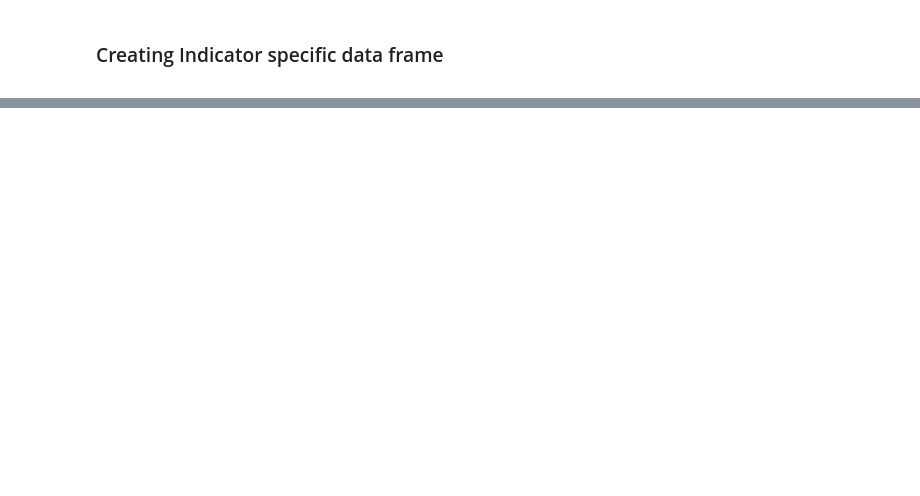
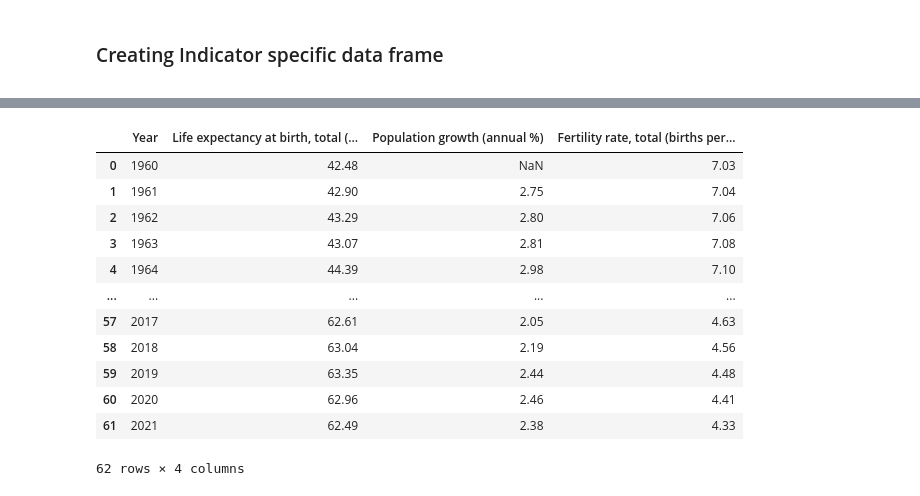
Before and after one commit to NajibAbdullahi/Demographics, a Jupyter notebook: PopulationStats.ipynb, the cells around one changed output, grey strips where cells are left out. Drawn from its saved outputs; the diff is of its cells as text; code cells hidden in the pictures; blank space fills up the shorter version.

```diff
--- a/PopulationStats.ipynb
+++ b/PopulationStats.ipynb
@@ -165,0 +208,22 @@ pop_ma_df=create_separate_frames('Population, male (% of total population)').ren
+# %%
+# Extract the required columns
+columns = ['Year', 'Life expectancy at birth, total (years)', 'Population growth (annual %)', 'Fertility rate, total (births per woman)']
+df_selected = df[columns]
+# Group the data by year and calculate the mean values
+df_grouped = df_selected.groupby('Year').mean().round(2).reset_index()
+
+df_grouped
+# %% [output]
+|  | Year | Life expectancy at birth, total (... | Population growth (annual %) | Fertility rate, total (births per... |
+| 0 | 1960 | 42.48 | NaN | 7.03 |
+| 1 | 1961 | 42.90 | 2.75 | 7.04 |
+| 2 | 1962 | 43.29 | 2.80 | 7.06 |
+| 3 | 1963 | 43.07 | 2.81 | 7.08 |
+| 4 | 1964 | 44.39 | 2.98 | 7.10 |
+| ... | ... | ... | ... | ... |
+| 57 | 2017 | 62.61 | 2.05 | 4.63 |
+| 58 | 2018 | 63.04 | 2.19 | 4.56 |
+| 59 | 2019 | 63.35 | 2.44 | 4.48 |
+| 60 | 2020 | 62.96 | 2.46 | 4.41 |
+| 61 | 2021 | 62.49 | 2.38 | 4.33 |
+62 rows × 4 columns
```
Also changed, not shown: parts of 14 cells of this notebook, 2 other files.
